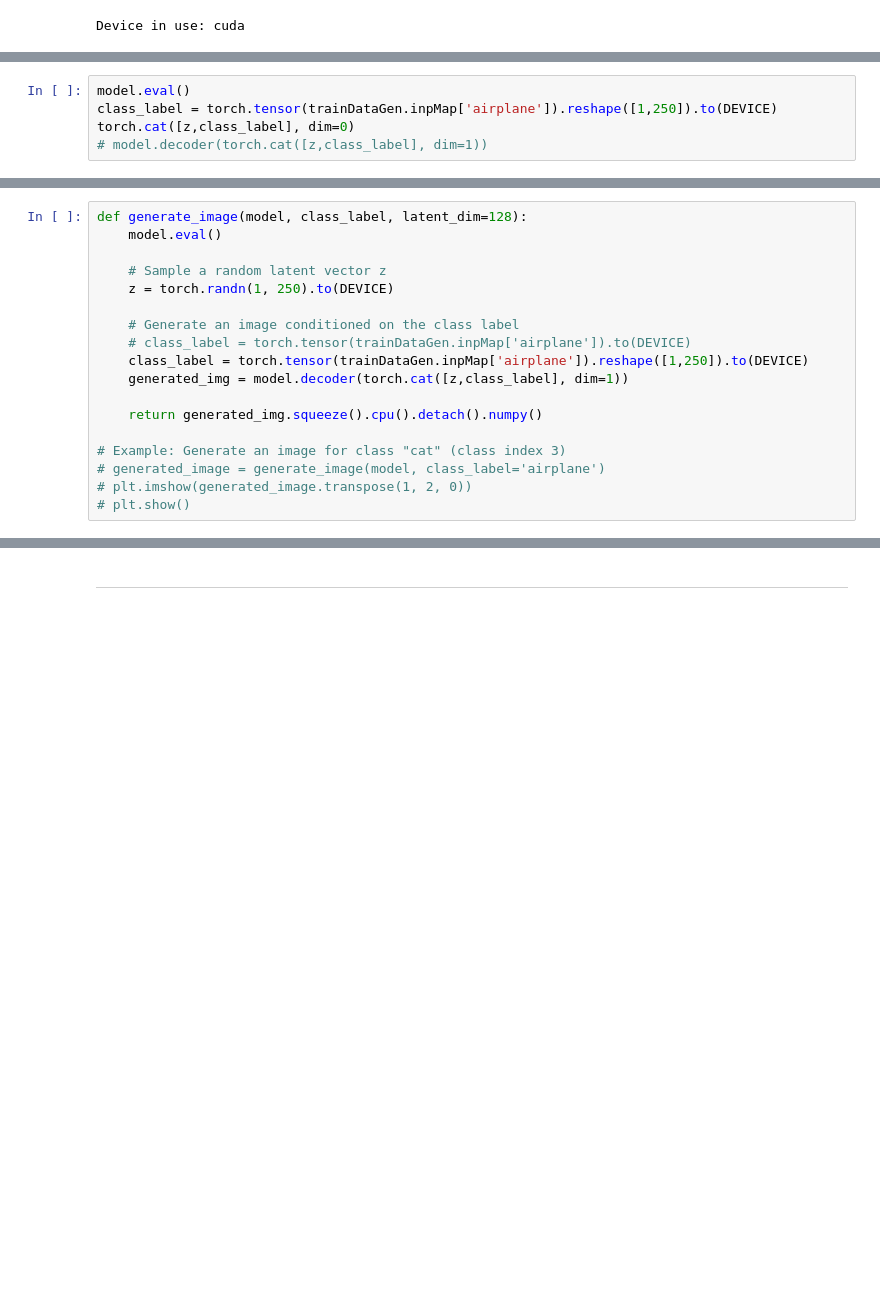
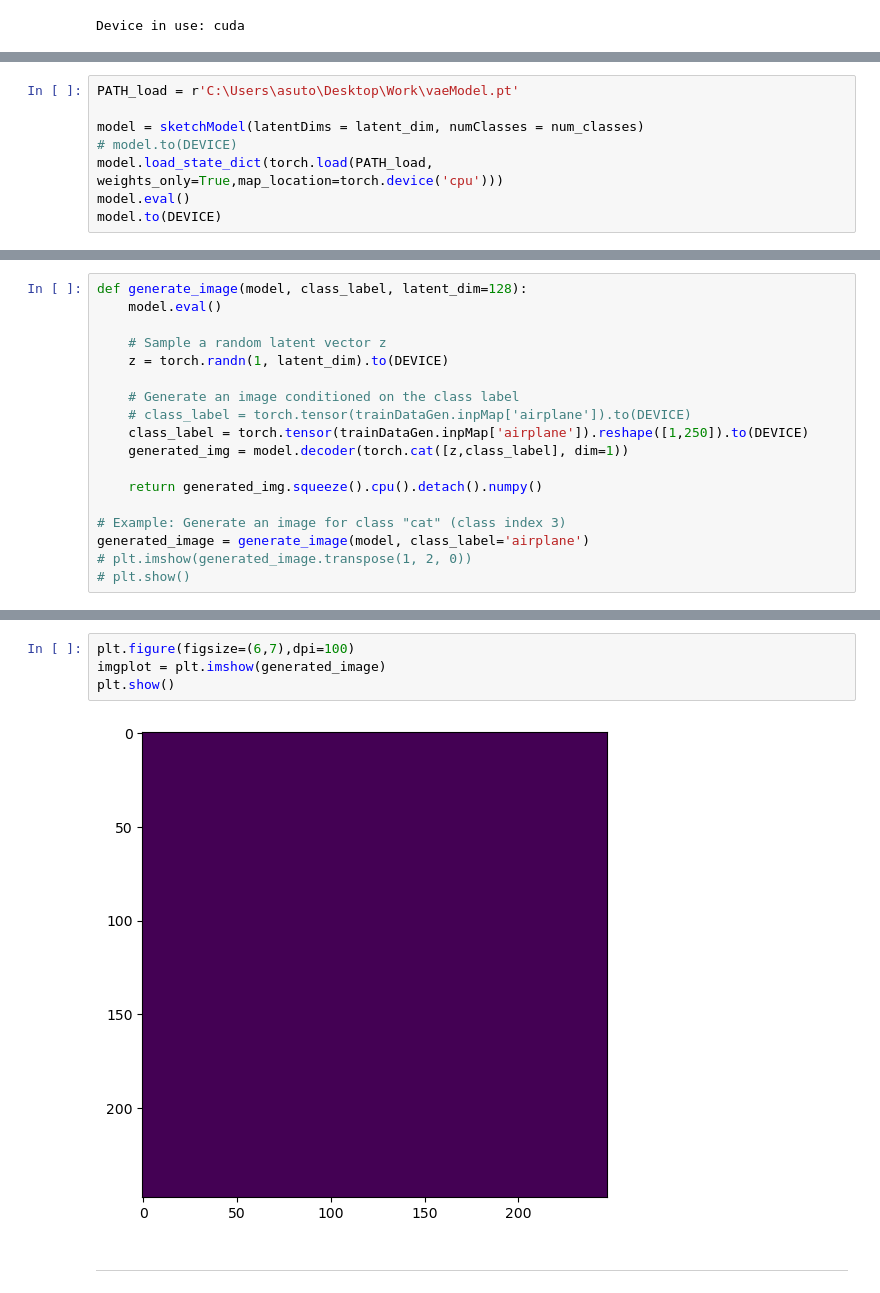
Before and after one commit to AsutoshDalei/Deep-Neural-Networks, a Jupyter notebook: GenerateSketches.ipynb, the cells around one changed output, grey strips where cells are left out. Saved outputs shown, nothing was run; the diff lists cells and outputs as text; blank space fills up the shorter version.

```diff
--- a/GenerateSketches.ipynb
+++ b/GenerateSketches.ipynb
@@ -385,5 +387,0 @@ Wall time: 36min 16s
-# %%
-model.eval()
-class_label = torch.tensor(trainDataGen.inpMap['airplane']).reshape([1,250]).to(DEVICE)
-torch.cat([z,class_label], dim=0)
-# model.decoder(torch.cat([z,class_label], dim=1))
@@ -407,0 +404,8 @@ tensor([[-4.9334e-01, -4.8362e-01,  9.2259e-04,  1.4973e+00,  7.0968e-01,
+# %%
+PATH_load = r'C:\Users\asuto\Desktop\Work\vaeModel.pt'
+
+model = sketchModel(latentDims = latent_dim, numClasses = num_classes)
+# model.to(DEVICE)
+model.load_state_dict(torch.load(PATH_load, weights_only=True,map_location=torch.device('cpu')))
+model.eval()
+model.to(DEVICE)
@@ -410,7 +432,7 @@ def generate_image(model, class_label, latent_dim=128):
     model.eval()
 
     # Sample a random latent vector z
-    z = torch.randn(1, 250).to(DEVICE)
+    z = torch.randn(1, latent_dim).to(DEVICE)
 
     # Generate an image conditioned on the class label
     # class_label = torch.tensor(trainDataGen.inpMap['airplane']).to(DEVICE)
@@ -420,6 +442,6 @@ def generate_image(model, class_label, latent_dim=128):
     return generated_img.squeeze().cpu().detach().numpy()
 
 # Example: Generate an image for class "cat" (class index 3)
-# generated_image = generate_image(model, class_label='airplane')
+generated_image = generate_image(model, class_label='airplane')
 # plt.imshow(generated_image.transpose(1, 2, 0))
 # plt.show()
@@ -437,3 +468,9 @@ class_label = torch.tensor(trainDataGen.inpMap['airplane']).reshape([1,250]).to(
+# %%
+plt.figure(figsize=(6,7),dpi=100)
+imgplot = plt.imshow(generated_image)
+plt.show()
+# %% [output]
+[figure, added]
 # %% [markdown]
 ---
 # %%
```
Also changed, not shown: parts of 12 cells of this notebook.
